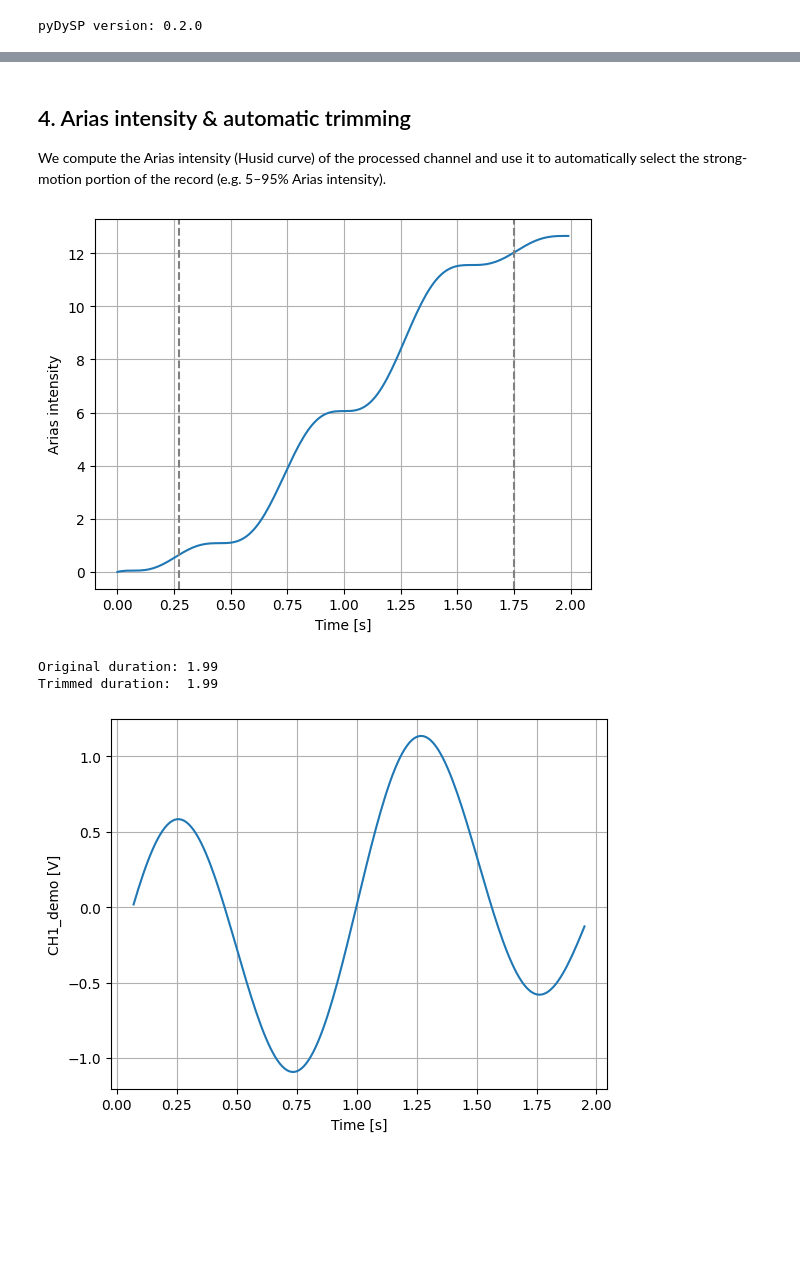
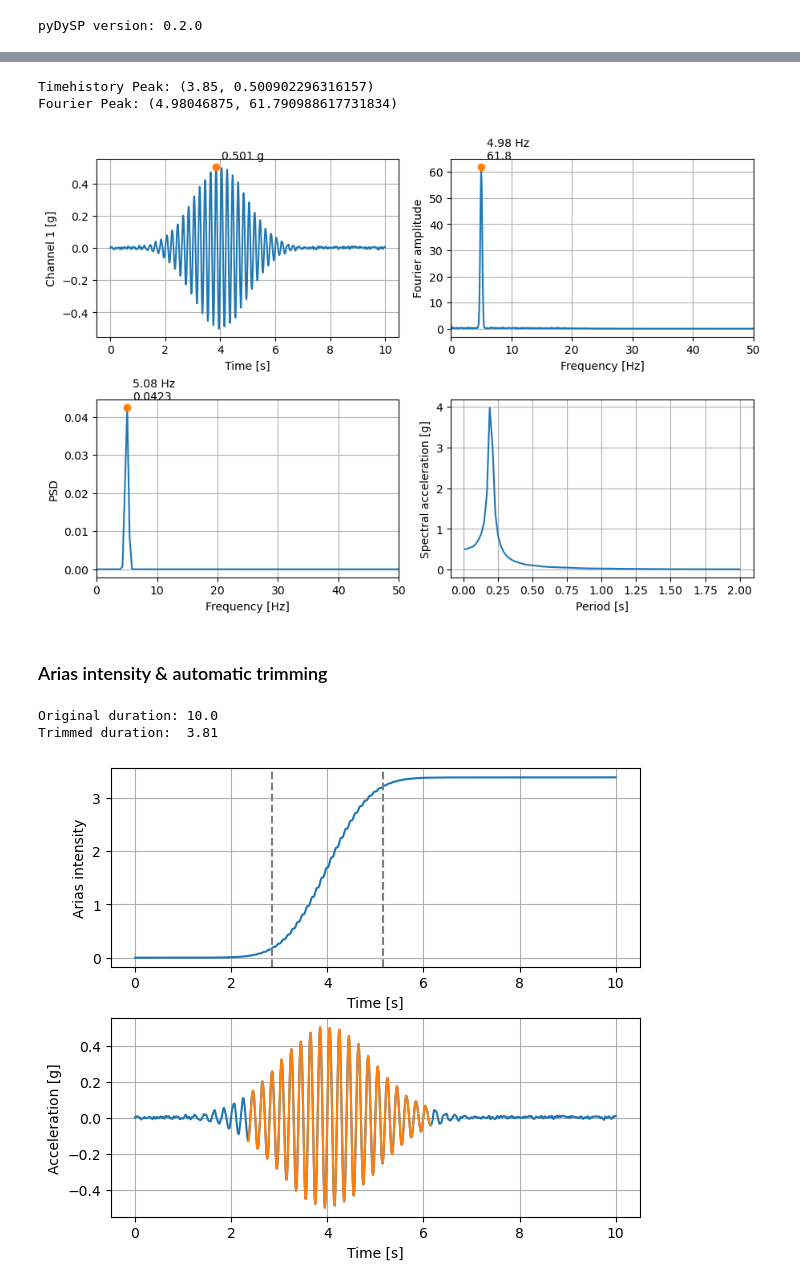
Before and after one commit to dkaramitros/pyDySP, a Jupyter notebook: examples/demo.ipynb, the cells around one changed output, grey strips where cells are left out. Cells and saved outputs as stored; diff of their text form; code cells hidden in the pictures; blank space fills up the shorter version.

```diff
--- a/examples/demo.ipynb
+++ b/examples/demo.ipynb
@@ -90,18 +163,7 @@ We now focus on a single channel that represents an acceleration time history. P
 # %%
-# Select a representative accelerometer channel
-acc = ch_named  # ensure this is an acceleration channel from the chosen test
+# Processing channel data
+ch1 = test[0].drift_corrected(points=20).filtered(btype="lowpass", fc=20, order=2)
 
-t_raw = acc.time
-y_raw = acc.data
-
-t_proc, y_proc = acc.processed()
-
-fig, ax = plt.subplots()
-ax.plot(t_raw, y_raw, label="raw")
-ax.plot(t_proc, y_proc, label="processed", alpha=0.7)
-ax.set_xlabel("Time [s]")
-ax.set_ylabel(acc.label_axis)
-ax.legend()
-ax.grid(True)
-fig.tight_layout()
+# Print processed channel info
+print(ch1.info())
 # %% [output]
@@ -165,25 +200,43 @@ Welch peak (f, psd):  (1.0, 0.7104072859437375)
+# %%
+# Plot channel data
+fig, axes = plt.subplots(2, 2, figsize=(9, 6), layout="constrained")
+
+ch1.plot(ax=axes[0, 0])
+ch1.plot_fourier(ax=axes[0, 1])
+ch1.plot_psd(ax=axes[1, 0])
+ch1.plot_response_spectrum(periods=np.linspace(0.01, 2.0, 100), ax=axes[1, 1])
+
+# Helper function for peak annotation
+pydysp.annotate_peak(channel=ch1, ax=axes[0, 0], peak="abs")
+pydysp.annotate_peak(channel=ch1, ax=axes[0, 1], plot="fourier")
+pydysp.annotate_peak(channel=ch1, ax=axes[1, 0], plot="psd")
+
+# Printing relevant peaks
+print("Timehistory Peak:", ch1.max_abs())
+print("Fourier Peak:", ch1.fourier_peak())
+# %% [output]
+Timehistory Peak: (3.85, 0.500902296316157)
+Fourier Peak: (4.98046875, 61.790988617731834)
+[figure, added]
 # %% [markdown]
-## 4. Arias intensity & automatic trimming
-
-We compute the Arias intensity (Husid curve) of the processed channel and use it to automatically select the strong-motion portion of the record (e.g. 5–95% Arias intensity).
+### Arias intensity & automatic trimming
 # %%
-arias_res = acc_base.arias_intensity()
-fig, ax = plt.subplots()
-arias_res.plot(ax=ax, show_window=True)
-plt.show()
+ch1_trimmed = ch1.trim_by_arias(
+    lower=0.05, upper=0.95, buffer_before=0.5, buffer_after=1
+)
 
-acc_trimmed = acc_base.trim_by_arias(
-    lower=0.05, upper=0.95, buffer_before=0.2, buffer_after=0.2
-)
-print("Original duration:", acc_base.duration)
-print("Trimmed duration: ", acc_trimmed.duration)
+# Plot original and trimmed signals
+fig, axes = plt.subplots(2, 1, figsize=(6, 5), layout="constrained")
+ch1.plot_arias(ax=axes[0], show_window=True)
+ch1.plot(ax=axes[1])
+ch1_trimmed.plot(ax=axes[1], include_kind=True)
 
-fig, ax = plt.subplots()
-acc_trimmed.plot(ax=ax)
-plt.show()
+# Print Arias Intensity and durations
+
+print("Original duration:", ch1.duration)
+print("Trimmed duration: ", ch1_trimmed.duration)
 # %% [output]
+Original duration: 10.0
+Trimmed duration:  3.81
-[figure, old version]
+[figure, new version]
-Original duration: 1.99
-Trimmed duration:  1.99
-[figure, removed]
 # %% [markdown]
```
Also changed, not shown: parts of 36 cells of this notebook, 6 other files.
